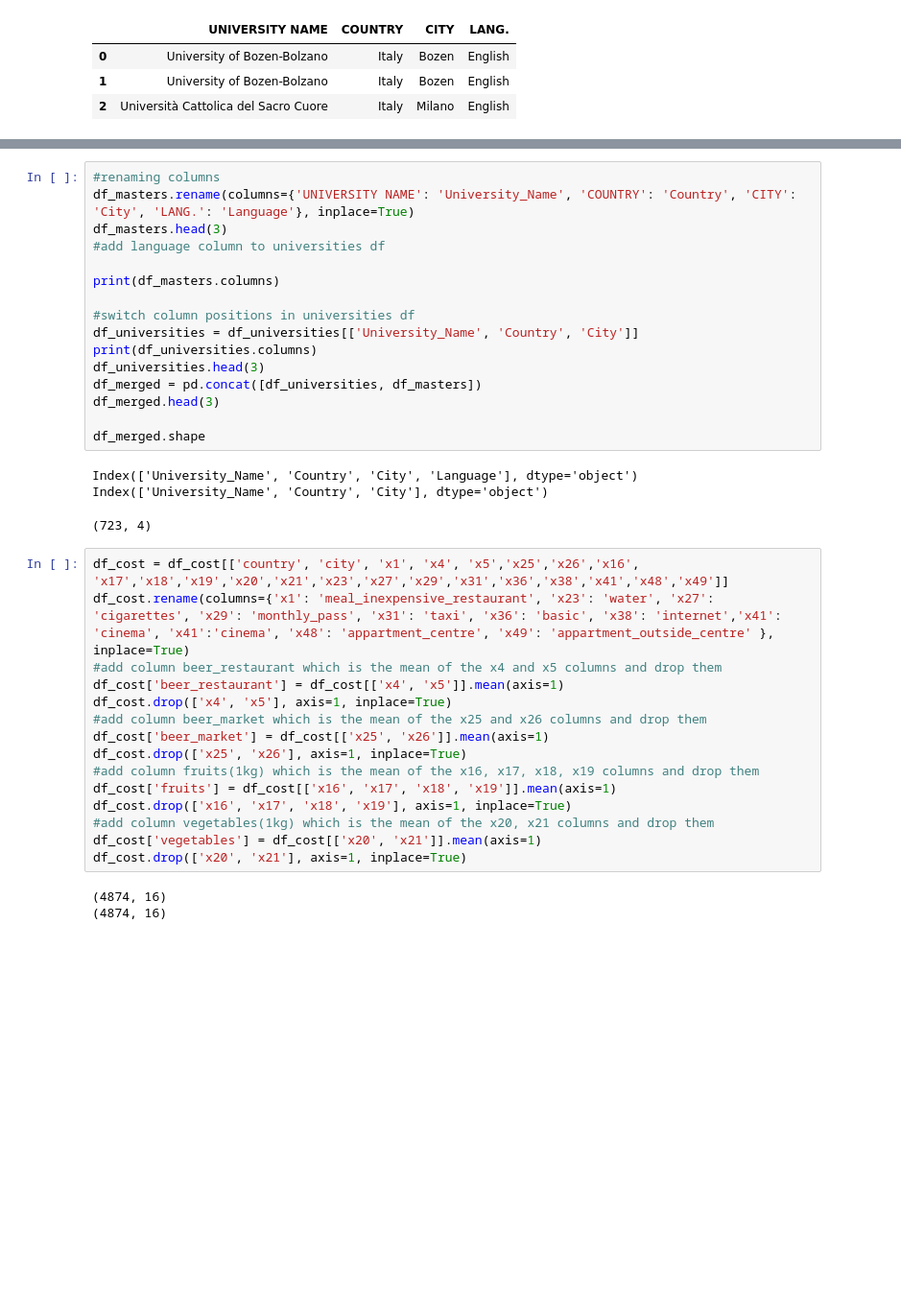
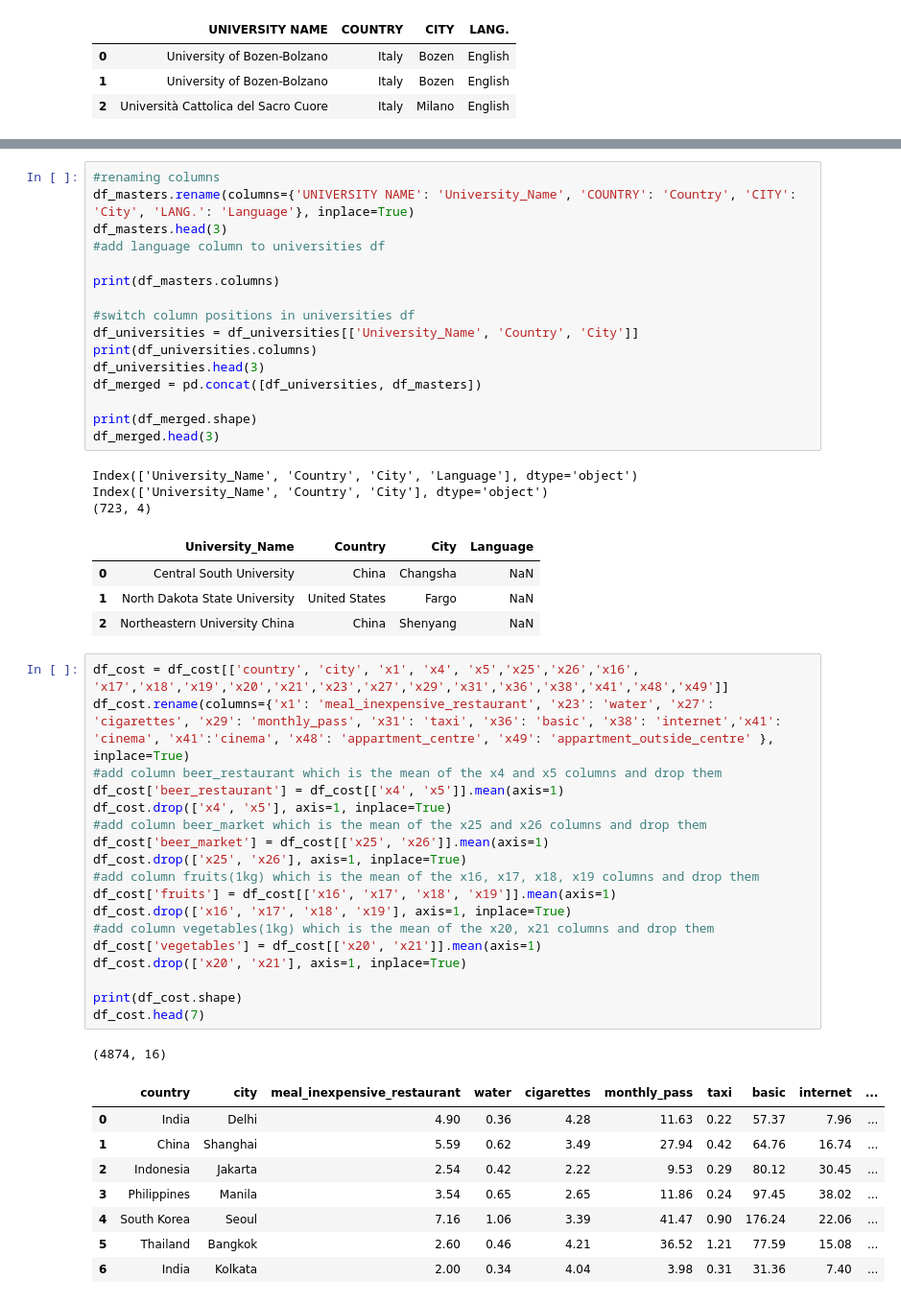
Before and after one commit to OGnTn/datavis_project, a Jupyter notebook: src/processing.ipynb, the cells around one changed output, grey strips where cells are left out. Shown at 96% size. Cells and saved outputs as stored; diff of their text form; blank space fills up the shorter version.

```diff
--- a/src/processing.ipynb
+++ b/src/processing.ipynb
@@ -176,28 +183,42 @@ df_universities = df_universities[['University_Name', 'Country', 'City']]
 print(df_universities.columns)
 df_universities.head(3)
 df_merged = pd.concat([df_universities, df_masters])
+
+print(df_merged.shape)
 df_merged.head(3)
-
-df_merged.shape
 # %% [output]
 Index(['University_Name', 'Country', 'City', 'Language'], dtype='object')
 Index(['University_Name', 'Country', 'City'], dtype='object')
+(723, 4)
-(723, 4)
+|  | University_Name | Country | City | Language |
+| 0 | Central South University | China | Changsha | NaN |
+| 1 | North Dakota State University | United States | Fargo | NaN |
+| 2 | Northeastern University China | China | Shenyang | NaN |
 # %%
 df_cost = df_cost[['country', 'city', 'x1', 'x4', 'x5','x25','x26','x16', 'x17','x18','x19','x20','x21','x23','x27','x29','x31','x36','x38','x41','x48','x49']]
 df_cost.rename(columns={'x1': 'meal_inexpensive_restaurant', 'x23': 'water', 'x27': 'cigarettes', 'x29': 'monthly_pass', 'x31': 'taxi', 'x36': 'basic', 'x38': 'internet','x41': 'cinema', 'x41':'cinema', 'x48': 'appartment_centre', 'x49': 'appartment_outside_centre' }, inplace=True)
 #add column beer_restaurant which is the mean of the x4 and x5 columns and drop them
 df_cost['beer_restaurant'] = df_cost[['x4', 'x5']].mean(axis=1)
 df_cost.drop(['x4', 'x5'], axis=1, inplace=True)
 #add column beer_market which is the mean of the x25 and x26 columns and drop them
 df_cost['beer_market'] = df_cost[['x25', 'x26']].mean(axis=1)
 df_cost.drop(['x25', 'x26'], axis=1, inplace=True)
 #add column fruits(1kg) which is the mean of the x16, x17, x18, x19 columns and drop them
 df_cost['fruits'] = df_cost[['x16', 'x17', 'x18', 'x19']].mean(axis=1)
 df_cost.drop(['x16', 'x17', 'x18', 'x19'], axis=1, inplace=True)
 #add column vegetables(1kg) which is the mean of the x20, x21 columns and drop them
 df_cost['vegetables'] = df_cost[['x20', 'x21']].mean(axis=1)
 df_cost.drop(['x20', 'x21'], axis=1, inplace=True)
+
+print(df_cost.shape)
+df_cost.head(7)
 # %% [output]
 (4874, 16)
-(4874, 16)
+|  | country | city | meal_inexpensive_restaurant | water | cigarettes | monthly_pass | taxi | basic | internet | ... |
+| 0 | India | Delhi | 4.90 | 0.36 | 4.28 | 11.63 | 0.22 | 57.37 | 7.96 | ... |
+| 1 | China | Shanghai | 5.59 | 0.62 | 3.49 | 27.94 | 0.42 | 64.76 | 16.74 | ... |
+| 2 | Indonesia | Jakarta | 2.54 | 0.42 | 2.22 | 9.53 | 0.29 | 80.12 | 30.45 | ... |
+| 3 | Philippines | Manila | 3.54 | 0.65 | 2.65 | 11.86 | 0.24 | 97.45 | 38.02 | ... |
+| 4 | South Korea | Seoul | 7.16 | 1.06 | 3.39 | 41.47 | 0.90 | 176.24 | 22.06 | ... |
+| 5 | Thailand | Bangkok | 2.60 | 0.46 | 4.21 | 36.52 | 1.21 | 77.59 | 15.08 | ... |
+| 6 | India | Kolkata | 2.00 | 0.34 | 4.04 | 3.98 | 0.31 | 31.36 | 7.40 | ... |
```
Also changed, not shown: parts of 1 cell of this notebook.
